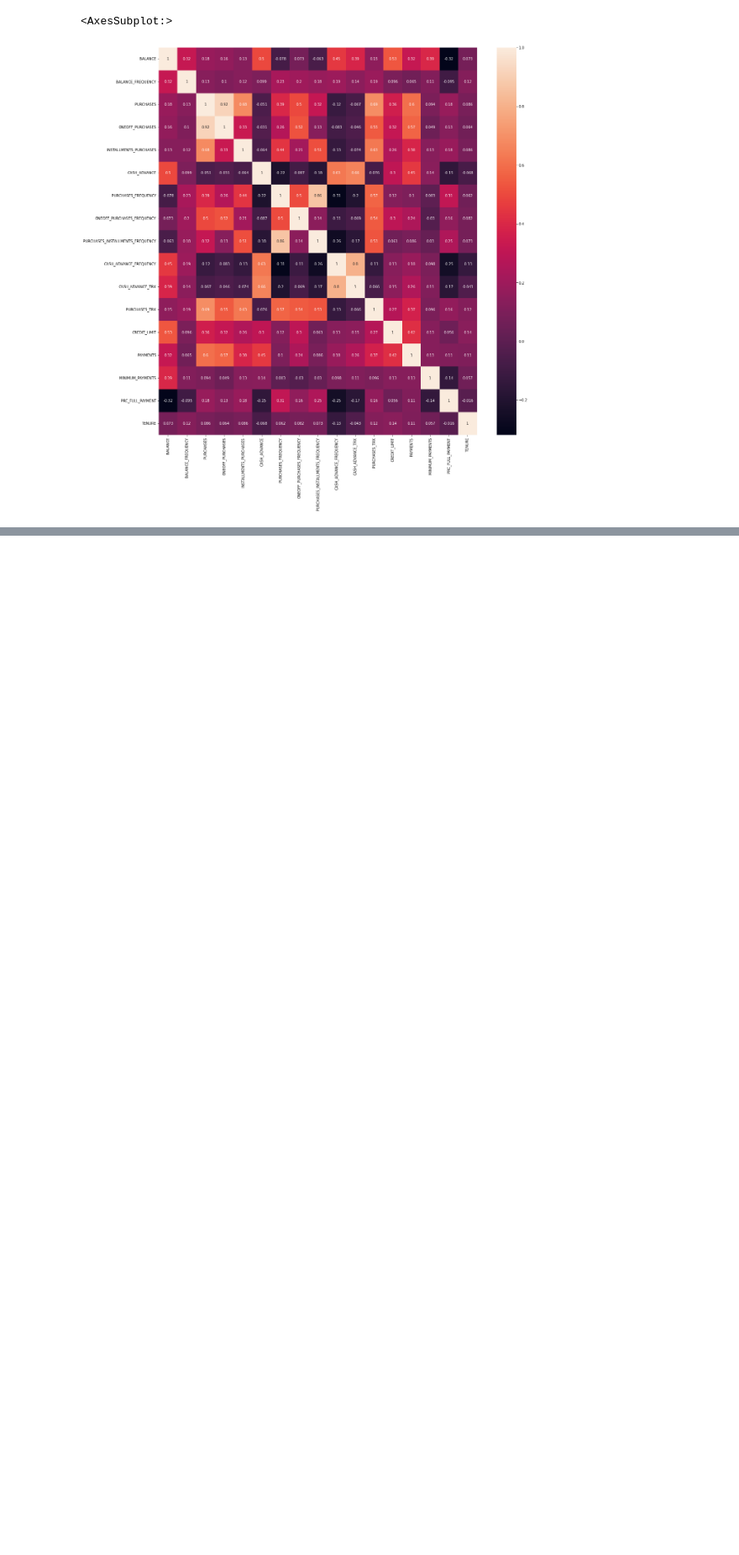
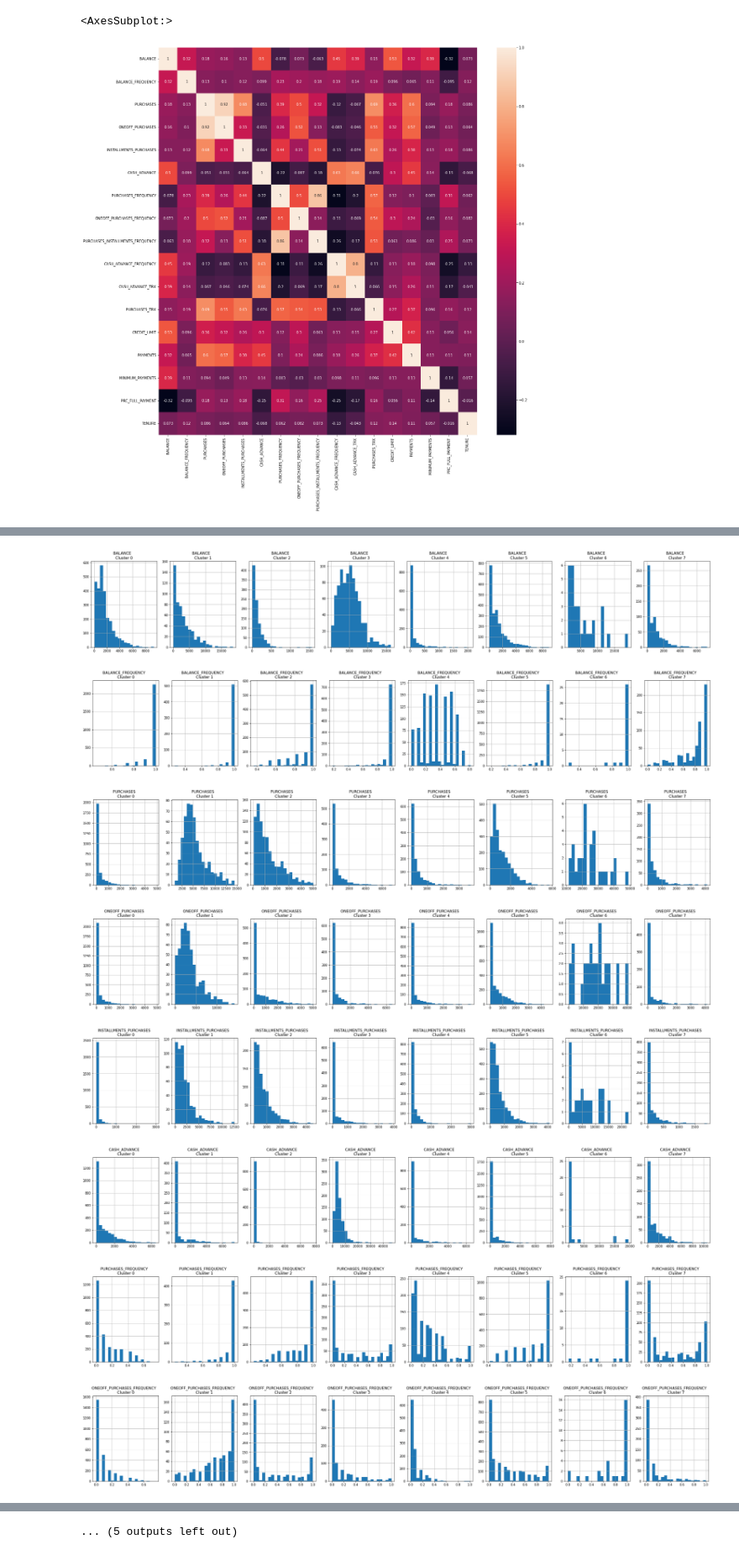
Before and after one commit to eeeds/Projects, a Jupyter notebook: 17- Marketing Project (Clusters)/Project17.ipynb, the cells around one changed output, grey strips where cells are left out. Shown at 84% size. Drawn from its saved outputs; the diff is of its cells as text; code cells hidden in the pictures; blank space fills up the shorter version.

```diff
--- a/17- Marketing Project (Clusters)/Project17.ipynb
+++ b/17- Marketing Project (Clusters)/Project17.ipynb
@@ -173,0 +218,5 @@ sns.heatmap(corr, annot = True)
+# %%
+#We define k = 8
+kmeans = KMeans(n_clusters = 8, random_state = 0)
+kmeans.fit(creditcard_df_scaled)
+labels = kmeans.labels_
@@ -173,0 +274,3 @@ sns.heatmap(corr, annot = True)
+# %%
+credidcat_df_cluster = pd.concat([creditcard_df, pd.DataFrame({'cluster':labels})], axis = 1)
+credidcat_df_cluster
@@ -173,0 +291,19 @@ sns.heatmap(corr, annot = True)
+# %%
+#Histogram of the clusters
+for i in creditcard_df.columns:
+    plt.figure(figsize = (35,5))
+    for j in range(8):
+        plt.subplot(1,8,j+1)
+        cluster = credidcat_df_cluster[credidcat_df_cluster['cluster']==j]
+        cluster[i].hist(bins = 20)
+        plt.title('{}   \nCluster {}'.format(i,j))
+    plt.show()
+# %% [output]
+[figure, added]
+[figure, added]
+[figure, added]
+[figure, added]
+[figure, added]
+[figure, added]
+[figure, added]
+[figure, added]
@@ -173,0 +314 @@ sns.heatmap(corr, annot = True)
+... (5 outputs left out)
```
Also changed, not shown: parts of 13 cells of this notebook.
